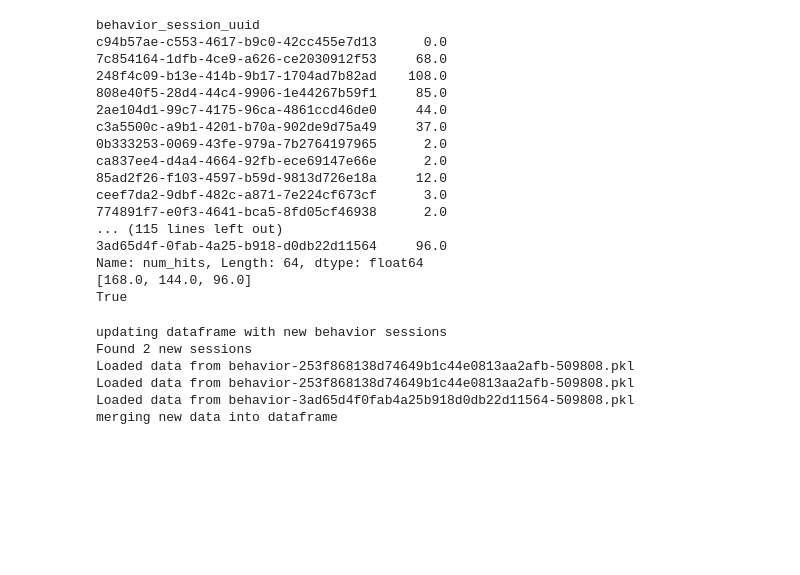
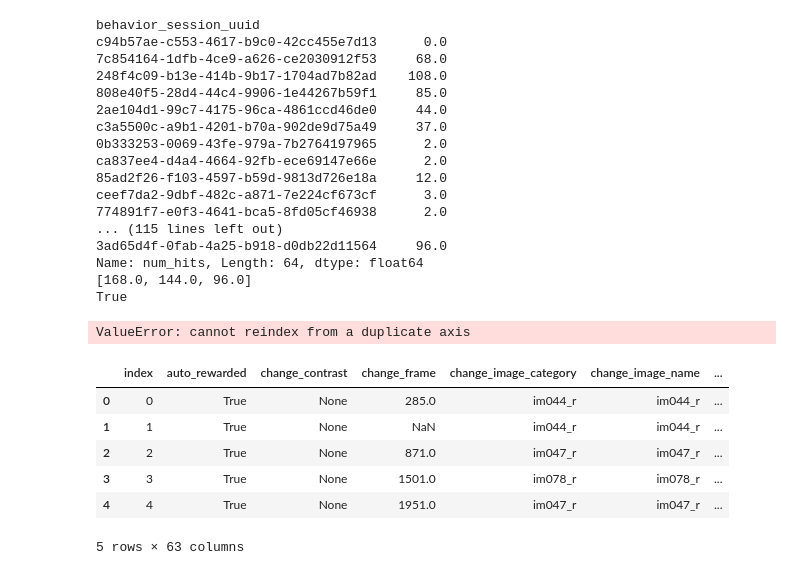
Before and after one commit to taminar/mouseBehaviorData, a Jupyter notebook: runSingleMouse.ipynb, the cells around one changed output. Drawn from its saved outputs; the diff is of its cells as text; code cells hidden in the pictures; blank space fills up the shorter version.

```diff
--- a/runSingleMouse.ipynb
+++ b/runSingleMouse.ipynb
@@ -63,0 +178,18 @@ analysis.plotSessionHistory(m.beh_df)
+# %%
+fig, ax = plt.subplots()
+for ir, row in beh_df.iterrows():
+    a = 1
+    f = 'full'
+    if 'NP' not in row['rig']:
+        c = 'k'
+    elif 'HAB' in row['stage']:
+        c = 'm'
+    elif 'EPHYS' in row['stage']:
+        c = 'g'
+
+    if '3uL' in row['stage']:
+        a = 0.3
+    ax.plot(beh_df['Wt_g'], beh_df['total_rewards'], 'o')
+ax.set_title(mouseID + ' ' + 'Weight vs. Rewards')
+ax.set_xlabel('Weight')
+ax.set_ylabel('Rewards')
@@ -99,12 +240,22 @@ ceef7da2-9dbf-482c-a871-7e224cf673cf      3.0
 Name: num_hits, Length: 64, dtype: float64
 [168.0, 144.0, 96.0]
 True
-# %%
-m.buildBehaviorDataframe(update=True)
-# %% [output]
-updating dataframe with new behavior sessions
-Found 2 new sessions
-Loaded data from behavior-253f868138d74649b1c44e0813aa2afb-509808.pkl
-Loaded data from behavior-253f868138d74649b1c44e0813aa2afb-509808.pkl
-Loaded data from behavior-3ad65d4f0fab4a25b918d0db22d11564-509808.pkl
-merging new data into dataframe
+# %%
+beh_df['saturation_point'] = beh_df.apply(lambda row: analysis.findSaturationTime(row['trials']), axis=1)
+beh_df['fraction_aborted'] = beh_df.apply(lambda row: analysis.findAbortFraction(row['trials']), axis=1)
+# %% [output]
+ValueError: cannot reindex from a duplicate axis
+# %%
+trialdf = beh_df.iloc[0]['trials']
+trialdf.head()
+
+#trial_types = trialdf['trial_type']
+#(np.sum(trial_types=='aborted'))/float(len(trial_types))
+# %% [output]
+|  | index | auto_rewarded | change_contrast | change_frame | change_image_category | change_image_name | ... |
+| 0 | 0 | True | None | 285.0 | im044_r | im044_r | ... |
+| 1 | 1 | True | None | NaN | im044_r | im044_r | ... |
+| 2 | 2 | True | None | 871.0 | im047_r | im047_r | ... |
+| 3 | 3 | True | None | 1501.0 | im078_r | im078_r | ... |
+| 4 | 4 | True | None | 1951.0 | im047_r | im047_r | ... |
+5 rows × 63 columns
```
Also changed, not shown: parts of 16 cells of this notebook, 2 other files.
